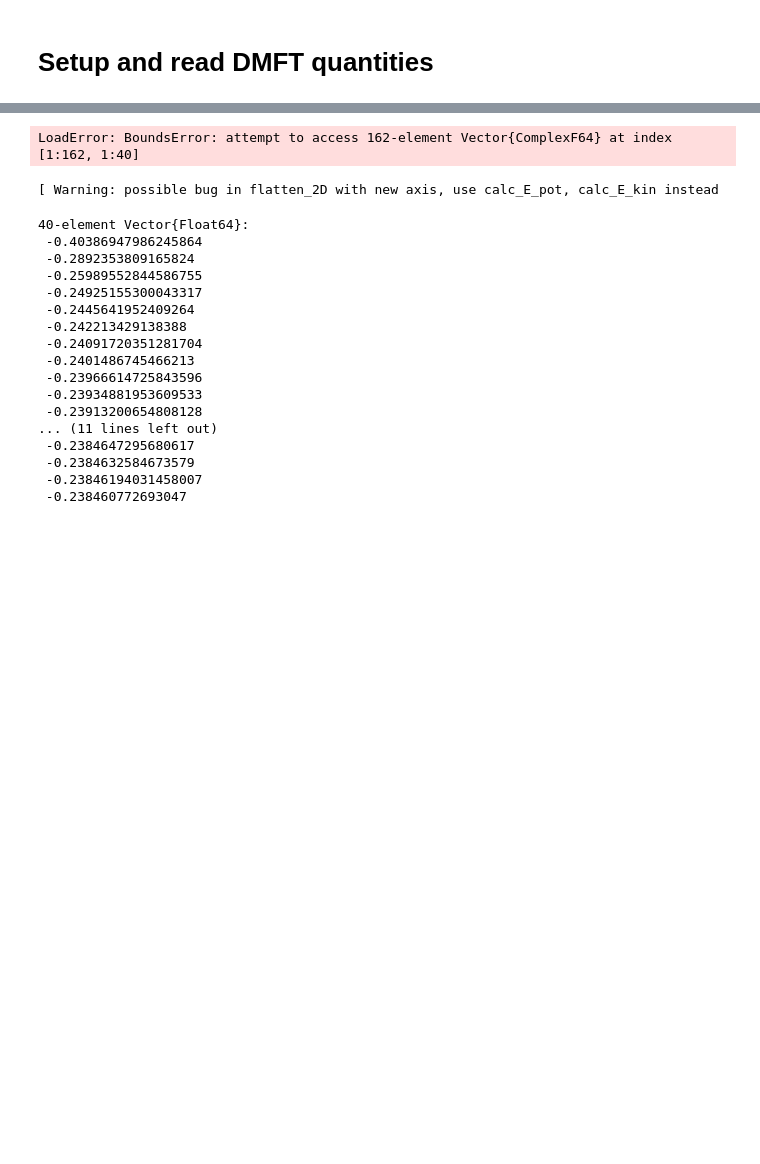
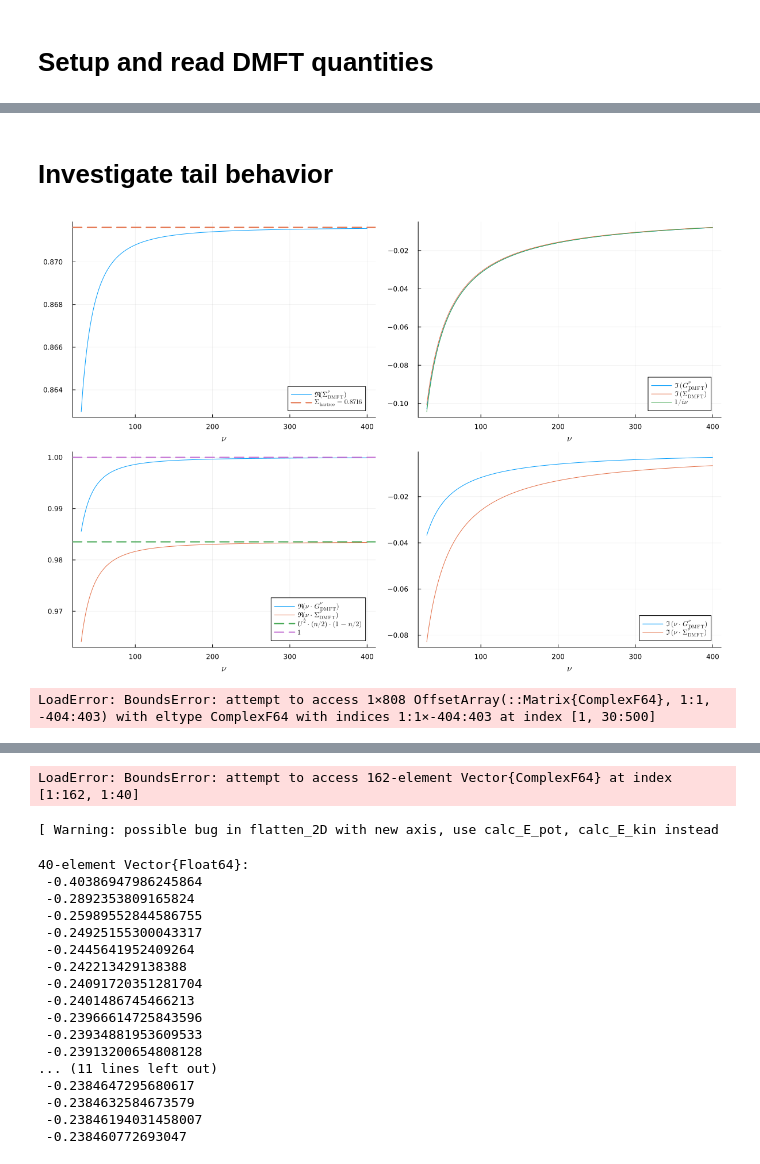
Before and after one commit to Atomtomate/LadderDGA.jl, a Jupyter notebook: notebooks/Thermodynamics.ipynb, the cells around one changed output, grey strips where cells are left out. Cells and saved outputs as stored; diff of their text form; code cells hidden in the pictures; blank space fills up the shorter version.

```diff
--- a/notebooks/Thermodynamics.ipynb
+++ b/notebooks/Thermodynamics.ipynb
@@ -60,0 +13,15 @@ nlQ_ch = calc_χ_trilex(impQ_ch.Γ, bubble, kG, -mP.U, mP, sP);
+# %%
+using Pkg
+path = joinpath(abspath(@__DIR__),"..")
+Pkg.activate(path)
+using LadderDGA
+using Plots
+using LaTeXStrings, Measures
+
+wp, mP, sP, env, kGridsStr = readConfig(cfg);
+lDGAhelper = setup_LDGA(kGridsStr[1], mP, sP, env);
+
+bubble     = calc_bubble(:DMFT, lDGAhelper);
+χm, γm = calc_χγ(:m, lDGAhelper, bubble);
+χd, γd = calc_χγ(:d, lDGAhelper, bubble);
+λ₀ = calc_λ0(bubble, lDGAhelper);
@@ -61,3 +53,49 @@ nlQ_ch = calc_χ_trilex(impQ_ch.Γ, bubble, kG, -mP.U, mP, sP);
+# %% [markdown]
+# Investigate tail behavior
+# %%
+U = lDGAhelper.mP.U
+n = lDGAhelper.mP.n
+
+νGrid_loc = 30:400
+iνGrid_loc = LadderDGA.iν_array(lDGAhelper.mP.β, νGrid_loc)
+Σ_c0 = U * (n/2)
+Σ_c1 = U^2 * (n/2)* (1-n/2)
+
+G_loc = lDGAhelper.gImp[1,νGrid_loc]
+Σ_loc = lDGAhelper.Σ_loc[νGrid_loc]
+G_ν_loc = iνGrid_loc .* G_loc
+Σ_ν_loc = iνGrid_loc .* (Σ_loc .- Σ_c0)
+
+
+p1 = plot(νGrid_loc, real(Σ_loc), label=L"\Re (Σ^\nu_\mathrm{DMFT})", xlabel=L"\nu")
+hline!(p1, νGrid_loc, [Σ_c0], lw=2, ls=:dash, label=L"\Sigma_\mathrm{hartree}=%$(round(Σ_hartree,digits=4))")
+p2 = plot(νGrid_loc, imag(G_loc), label=L"\Im (G^\nu_\mathrm{DMFT})", xlabel=L"\nu")
+plot!(νGrid_loc, imag(Σ_loc), label=L"\Im (\Sigma^\nu_\mathrm{DMFT})", xlabel=L"\nu")
+plot!(p2, νGrid_loc, imag(1 ./ iνGrid_loc), label=L"1/i\nu")
+p3 = plot(νGrid_loc, real(G_ν_loc), label=L"\Re ( \nu \cdot G^\nu_\mathrm{DMFT})", xlabel=L"\nu")
+plot!(p3, νGrid_loc, real(Σ_ν_loc), label=L"\Re ( \nu \cdot \Sigma^\nu_\mathrm{DMFT})", xlabel=L"\nu")
+hline!(p3, [Σ_c1],lw=2, ls=:dash, label=L"U^2 \cdot (n/2) \cdot (1 - n/2)")
+hline!(p3, [1.0],lw=2, ls=:dash, label=L"1")
+p4 = plot(νGrid_loc, imag(G_ν_loc), label=L"\Im ( \nu \cdot G^\nu_\mathrm{DMFT})", xlabel=L"\nu")
+plot!(p4, νGrid_loc, imag(Σ_ν_loc), label=L"\Im ( \nu \cdot \Sigma^\nu_\mathrm{DMFT})", xlabel=L"\nu")
+plot(p1, p2, p3, p4, size=(1200,800))
+# %% [output]
+[figure, added]
+# %%
+GΣ_loc = lDGAhelper.gImp[1,νGrid_loc] .* lDGAhelper.Σ_loc[νGrid_loc]
+GΣ_ν_loc = iνGrid_loc .* GΣ_loc
+Σ_ν_loc = lDGAhelper.Σ_loc[νGrid_loc] .* imag(GΣ_loc)
+
+
+p1 = plot(real(GΣ_loc), label=L"\Re (G^\nu_\mathrm{DMFT} \cdot \Sigma^\nu_\mathrm{DMFT})", xlabel=L"\nu")
+p2 = plot(imag(GΣ_loc), label=L"\Im (G^\nu_\mathrm{DMFT} \cdot \Sigma^\nu_\mathrm{DMFT})", xlabel=L"\nu")
+p3 = plot(real(GΣ_ν_loc), label=L"\Re ( \nu \cdot G^\nu_\mathrm{DMFT} \cdot \Sigma^\nu_\mathrm{DMFT})", xlabel=L"\nu")
+plot!(p3, real(Σ_ν_loc), label=L"\Re ( \nu \cdot \Sigma^\nu_\mathrm{DMFT})", xlabel=L"\nu")
+hline!(p3, [Σlim])
+p4 = plot(imag(GΣ_ν_loc), label=L"\Im ( \nu \cdot G^\nu_\mathrm{DMFT} \cdot \Sigma^\nu_\mathrm{DMFT})", xlabel=L"\nu")
+plot(p1, p2, p3, p4, size=(1200,800))
+# %% [output]
+LoadError: BoundsError: attempt to access 1×808 OffsetArray(::Matrix{ComplexF64}, 1:1, -404:403) with eltype ComplexF64 with indices 1:1×-404:403 at index [1, 30:500]
 # %%
 println("Compare with energies_dmft_nusum.dat, column 3 and 5, last line")
 iνₙ = LadderDGA.iν_array(mP.β, 0:(sP.n_iν-1))
```
Also changed, not shown: parts of 6 cells of this notebook, 24 other files.
